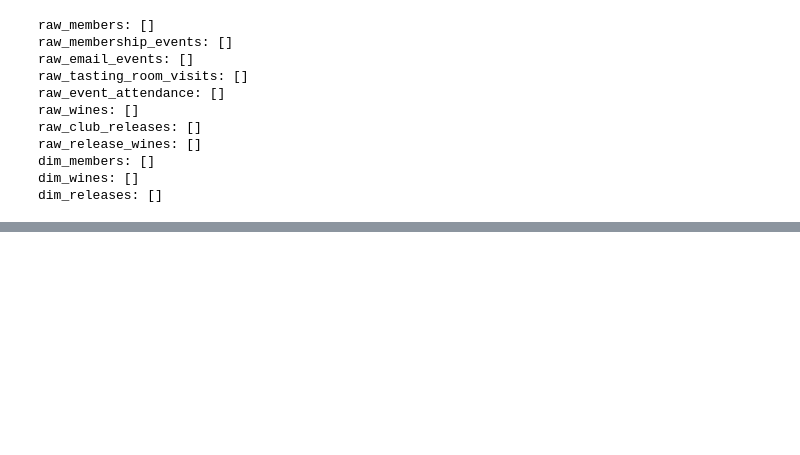
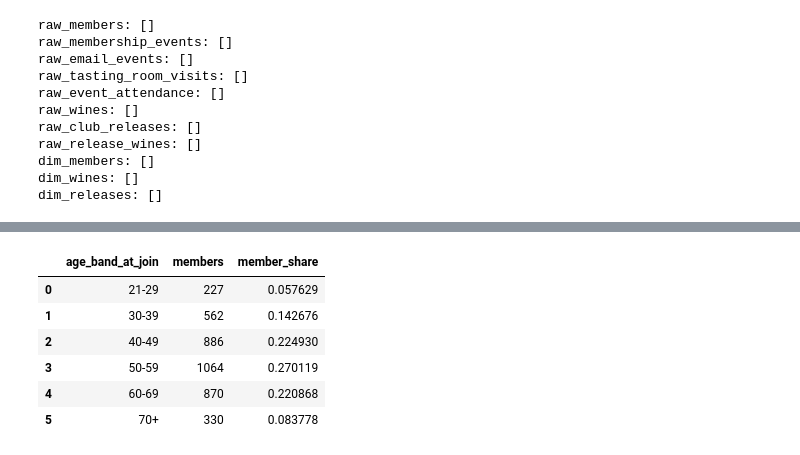
Before and after one commit to eddyk92/Bills-Bills-Bills-Churn-Analysis, a Jupyter notebook: notebooks/01_raw_data_audit.ipynb, the cells around one changed output, grey strips where cells are left out. Saved outputs shown, nothing was run; the diff lists cells and outputs as text; code cells hidden in the pictures; blank space fills up the shorter version.

```diff
--- a/notebooks/01_raw_data_audit.ipynb
+++ b/notebooks/01_raw_data_audit.ipynb
@@ -251,0 +337,36 @@ for table_name, cols in date_columns.items():
+# %%
+# Age distribution across members
+
+
+age_bins = [21, 30, 40, 50, 60, 70, 120]
+age_labels = ["21-29", "30-39", "40-49", "50-59", "60-69", "70+"]
+
+members["age_band_at_join"] = pd.cut(
+    members["age_at_join"],
+    bins=age_bins,
+    labels=age_labels,
+    right=False
+)
+
+age_band_summary = (
+    members
+    .groupby("age_band_at_join", observed=False)
+    .agg(
+        members=("member_id", "nunique")
+    )
+    .reset_index()
+)
+
+age_band_summary["member_share"] = (
+    age_band_summary["members"] / age_band_summary["members"].sum()
+)
+
+age_band_summary
+# %% [output]
+|  | age_band_at_join | members | member_share |
+| 0 | 21-29 | 227 | 0.057629 |
+| 1 | 30-39 | 562 | 0.142676 |
+| 2 | 40-49 | 886 | 0.224930 |
+| 3 | 50-59 | 1064 | 0.270119 |
+| 4 | 60-69 | 870 | 0.220868 |
+| 5 | 70+ | 330 | 0.083778 |
```
Also changed, not shown: parts of 8 cells of this notebook.
